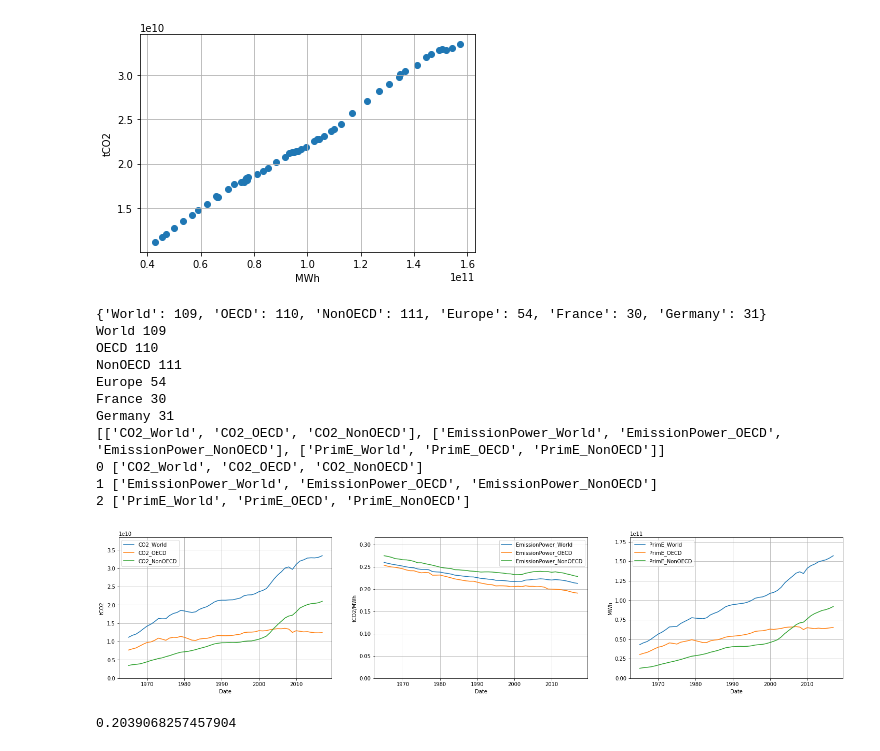
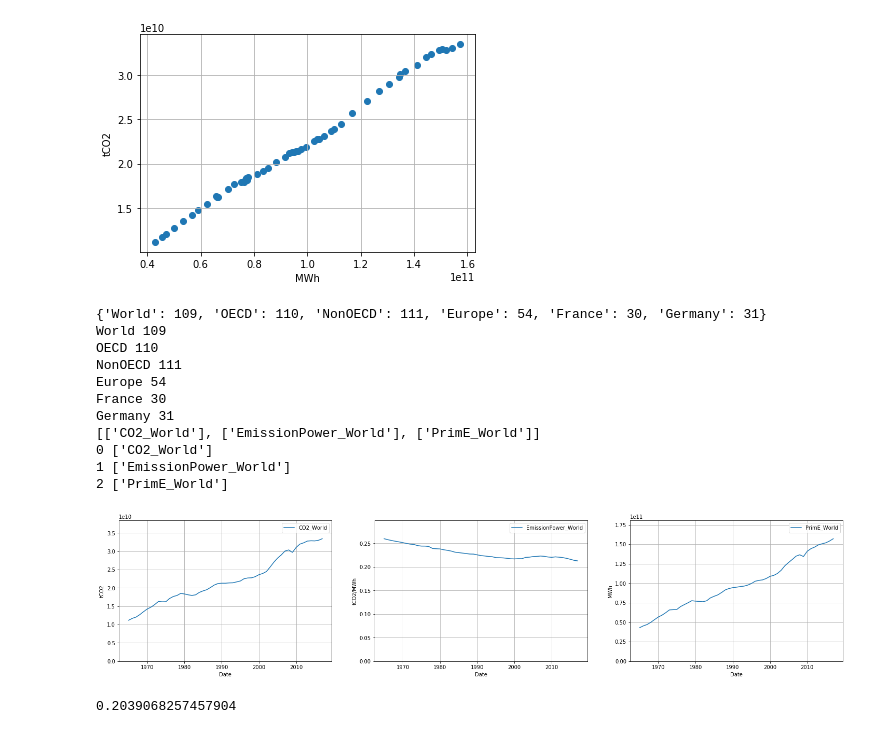
Before and after one commit to ebusato/EnergyAnalysis, a Jupyter notebook: Analysis_BP.ipynb, the cells around one changed output. Drawn from its saved outputs; the diff is of its cells as text; code cells hidden in the pictures.

```diff
--- a/Analysis_BP.ipynb
+++ b/Analysis_BP.ipynb
@@ -131,39 +131,40 @@ mydf
 
 quantities = ['CO2', 'EmissionPower', 'PrimE']
 axisTitle = ['tCO2', 'tCO2/MWh', 'MWh']
-countries = ['World', 'OECD', 'NonOECD']
+countries = ['World']
+#countries = ['World', 'OECD', 'NonOECD', 'Europe']
 toplot = []
 for q in quantities:
     temp = []
     for c in countries:
         temp.append(q+'_'+c)
     toplot.append(temp)
 
 print(toplot)
 
 fig, axes = plt.subplots(1, 3, figsize=(25,5))
 for i, t in enumerate(toplot):
     print(i, t)
     max = 0
     for col in toplot[i]:
         if mydf[col].max() > max:
             max = mydf[col].max()
     mydf.plot(y=t, grid=True, ax=axes[i])
     axes[i].set_ylabel(axisTitle[i])
     axes[i].set_ylim(0, max*1.15)
 # %% [output]
 {'World': 109, 'OECD': 110, 'NonOECD': 111, 'Europe': 54, 'France': 30, 'Germany': 31}
 World 109
 OECD 110
 NonOECD 111
 Europe 54
 France 30
 Germany 31
-[['CO2_World', 'CO2_OECD', 'CO2_NonOECD'], ['EmissionPower_World', 'EmissionPower_OECD', 'EmissionPower_NonOECD'], ['PrimE_World', 'PrimE_OECD', 'PrimE_NonOECD']]
-0 ['CO2_World', 'CO2_OECD', 'CO2_NonOECD']
-1 ['EmissionPower_World', 'EmissionPower_OECD', 'EmissionPower_NonOECD']
-2 ['PrimE_World', 'PrimE_OECD', 'PrimE_NonOECD']
+[['CO2_World'], ['EmissionPower_World'], ['PrimE_World']]
+0 ['CO2_World']
+1 ['EmissionPower_World']
+2 ['PrimE_World']
-[figure, old version]
+[figure, new version]
 # %%
 import math
 math.pow(0.95, 31)
```
